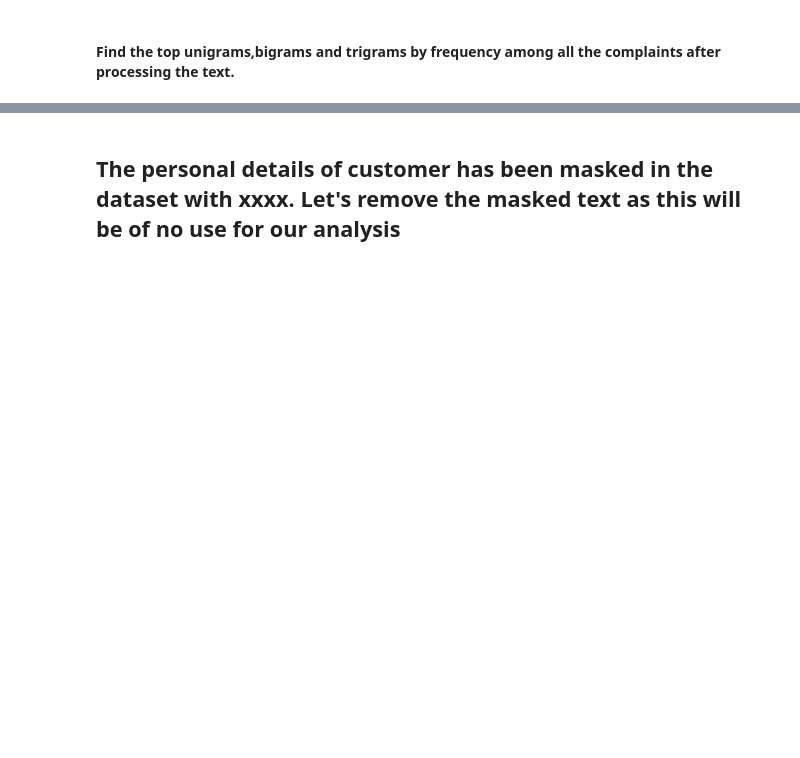
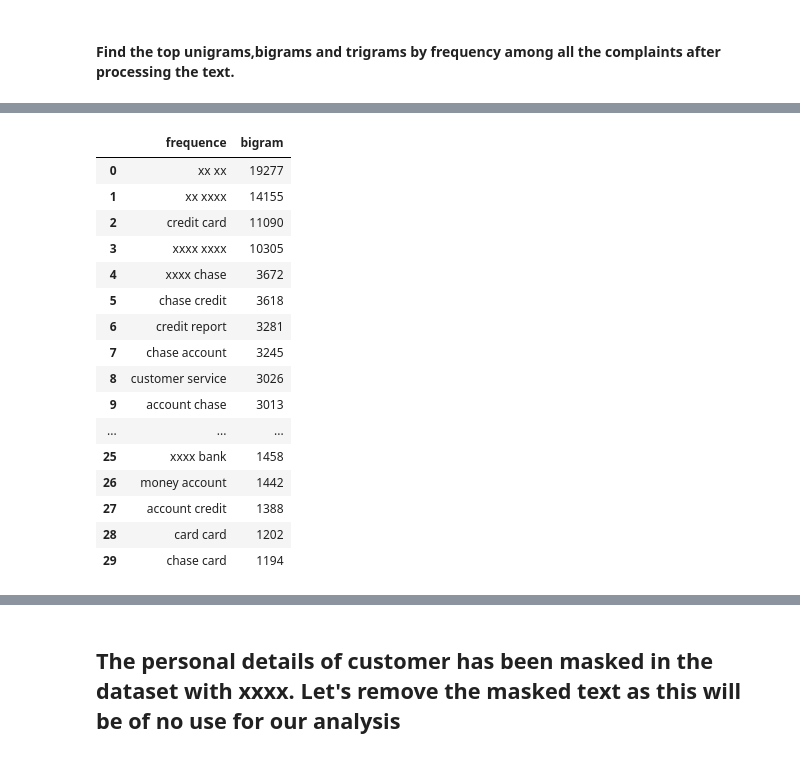
Before and after one commit to AxithChoudhary/Automatic_Ticket_Classification, a Jupyter notebook: Automatic_Ticket_Classification.ipynb, the cells around one changed output, grey strips where cells are left out. Cells and saved outputs as stored; diff of their text form; code cells hidden in the pictures; blank space fills up the shorter version.

```diff
--- a/Automatic_Ticket_Classification.ipynb
+++ b/Automatic_Ticket_Classification.ipynb
@@ -396,0 +453,10 @@ df_clean['Complaint_clean'] = df_clean['complaint_POS_removed'].str.replace('-PR
+# %%
+#Write your code here to find the top 30 unigram frequency among the complaints in the cleaned datafram(df_clean).
+
+def n_gram(text,n=1,type="unigram",top=30):
+  countVector=CountVectorizer(stop_words='english',ngram_range=(n,n)).fit(text)
+  ngram=countVector.transform(text)
+  count_values=ngram.sum(axis=0)
+  vocab=[(word,count_values[0,idx]) for word,idx in countVector.vocabulary_.items()]
+  df_ngram=pd.DataFrame(sorted(vocab,key=lambda x: x[1],reverse=True)).rename(columns={0:"frequence",1:type})
+  return df_ngram[:top]
@@ -397,3 +479,23 @@ df_clean['Complaint_clean'] = df_clean['complaint_POS_removed'].str.replace('-PR
 # %%
-#Write your code here to find the top 30 unigram frequency among the complaints in the cleaned datafram(df_clean).
+#Write your code here to find the top 30 bigram frequency among the complaints in the cleaned datafram(df_clean).
+top_bigram_word=n_gram(df_clean["complaint_POS_removed"].values.astype('U'),2,"bigram")
+top_bigram_word.head(30)
+# %% [output]
+|  | frequence | bigram |
+| 0 | xx xx | 19277 |
+| 1 | xx xxxx | 14155 |
+| 2 | credit card | 11090 |
+| 3 | xxxx xxxx | 10305 |
+| 4 | xxxx chase | 3672 |
+| 5 | chase credit | 3618 |
+| 6 | credit report | 3281 |
+| 7 | chase account | 3245 |
+| 8 | customer service | 3026 |
+| 9 | account chase | 3013 |
+| ... | ... | ... |
+| 25 | xxxx bank | 1458 |
+| 26 | money account | 1442 |
+| 27 | account credit | 1388 |
+| 28 | card card | 1202 |
+| 29 | chase card | 1194 |
 # %%
```
Also changed, not shown: parts of 20 cells of this notebook.
